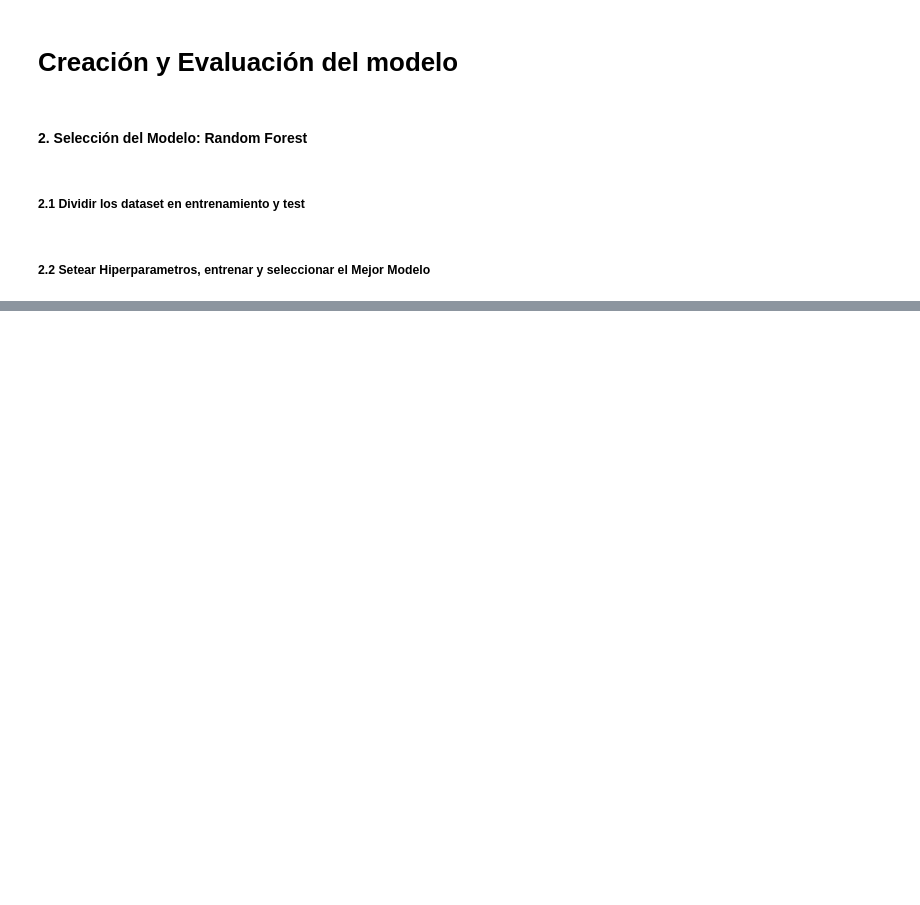
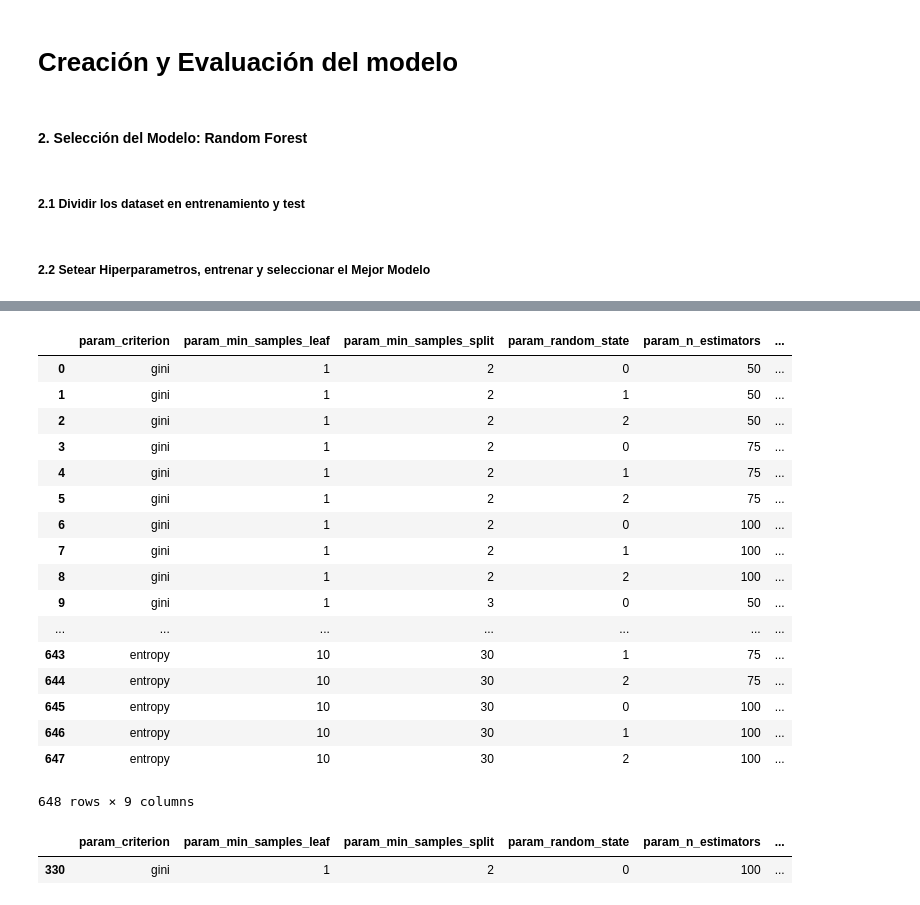
Before and after one commit to Verobornancini/AprendizajeSupervisado, a Jupyter notebook: practico/src/baseline_modelo_4.ipynb, the cells around one changed output, grey strips where cells are left out. Saved outputs shown, nothing was run; the diff lists cells and outputs as text; code cells hidden in the pictures; blank space fills up the shorter version.

```diff
--- a/practico/src/baseline_modelo_4.ipynb
+++ b/practico/src/baseline_modelo_4.ipynb
@@ -327,14 +467,36 @@ rf_clf.fit(X_train, y_train)
 # %%
 # Seteamos un nuevo dataframe llamado results_rf, para almacenar los resultados computados
 results_rf = rf_clf.cv_results_
 
-df = pd.DataFrame(results_rf
+df = pd.DataFrame(results_rf)
 df_result = df[['param_criterion', 'param_min_samples_leaf', 'param_min_samples_split', 'param_random_state', 'param_n_estimators', 'param_class_weight', 'mean_test_score', 'std_test_score', 'rank_test_score']]
 df_result
+# %% [output]
+|  | param_criterion | param_min_samples_leaf | param_min_samples_split | param_random_state | param_n_estimators | ... |
+| 0 | gini | 1 | 2 | 0 | 50 | ... |
+| 1 | gini | 1 | 2 | 1 | 50 | ... |
+| 2 | gini | 1 | 2 | 2 | 50 | ... |
+| 3 | gini | 1 | 2 | 0 | 75 | ... |
+| 4 | gini | 1 | 2 | 1 | 75 | ... |
+| 5 | gini | 1 | 2 | 2 | 75 | ... |
+| 6 | gini | 1 | 2 | 0 | 100 | ... |
+| 7 | gini | 1 | 2 | 1 | 100 | ... |
+| 8 | gini | 1 | 2 | 2 | 100 | ... |
+| 9 | gini | 1 | 3 | 0 | 50 | ... |
+| ... | ... | ... | ... | ... | ... | ... |
+| 643 | entropy | 10 | 30 | 1 | 75 | ... |
+| 644 | entropy | 10 | 30 | 2 | 75 | ... |
+| 645 | entropy | 10 | 30 | 0 | 100 | ... |
+| 646 | entropy | 10 | 30 | 1 | 100 | ... |
+| 647 | entropy | 10 | 30 | 2 | 100 | ... |
+648 rows × 9 columns
 # %%
 # Seleccionamos el modelo con mean_test_score mas alto y menor varianza
 df_bm = df_result[df_result['rank_test_score'] == 1]
 df_bm
+# %% [output]
+|  | param_criterion | param_min_samples_leaf | param_min_samples_split | param_random_state | param_n_estimators | ... |
+| 330 | gini | 1 | 2 | 0 | 100 | ... |
 # %%
 best_rf_clf = rf_clf.best_estimator_
 bestpar = rf_clf.best_params_
```
Also changed, not shown: parts of 37 cells of this notebook, 1 other file.
